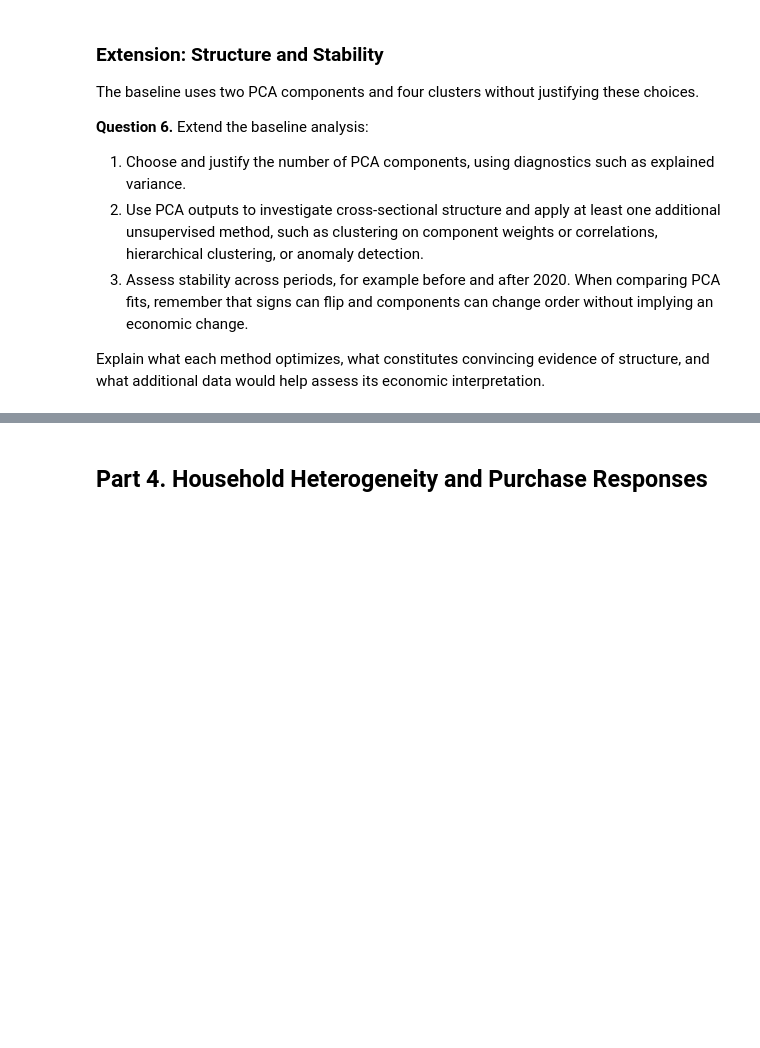
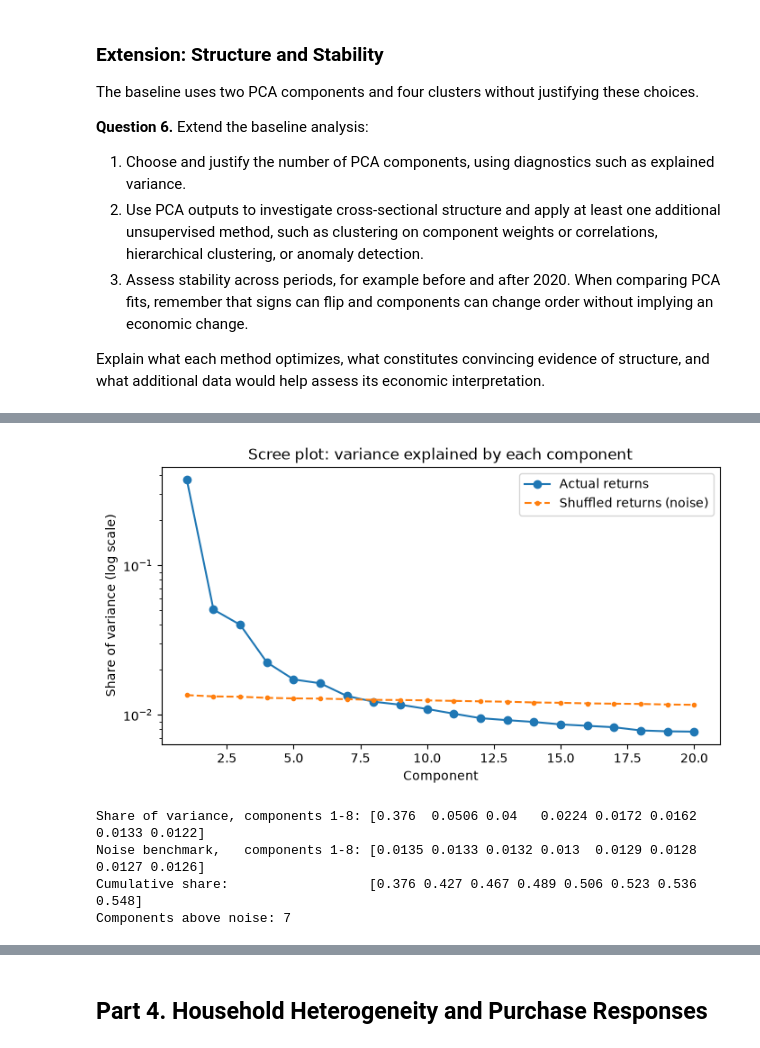
Before and after one commit to KEDES1998/ML_in_Econ, a Jupyter notebook: HW1/ML_Econ_2026_Problem_Set_1.ipynb, the cells around one changed output, grey strips where cells are left out. Drawn from its saved outputs; the diff is of its cells as text; code cells hidden in the pictures; blank space fills up the shorter version.

```diff
--- a/HW1/ML_Econ_2026_Problem_Set_1.ipynb
+++ b/HW1/ML_Econ_2026_Problem_Set_1.ipynb
@@ -860,0 +1419,32 @@ Explain what each method optimizes, what constitutes convincing evidence of stru
+# %%
+from sklearn.cluster import AgglomerativeClustering
+from sklearn.metrics import adjusted_rand_score
+
+# 1) How many components? Compare with a "pure noise" benchmark: shuffling each stock's returns over time
+#    destroys all co-movement between stocks but keeps each stock's own distribution (parallel analysis).
+rng = np.random.default_rng(0)
+shuffled = returns_standardized.apply(lambda col: rng.permutation(col.values))
+evr = PCA().fit(returns_standardized).explained_variance_ratio_
+evr_noise = PCA().fit(shuffled).explained_variance_ratio_
+N_FACTORS = int(np.argmax(evr <= evr_noise))  # keep the components that explain more than noise would
+
+plt.figure(figsize=(8, 4))
+plt.plot(range(1, 21), evr[:20], marker="o", label="Actual returns")
+plt.plot(range(1, 21), evr_noise[:20], marker=".", linestyle="--", label="Shuffled returns (noise)")
+plt.yscale("log")
+plt.title("Scree plot: variance explained by each component")
+plt.xlabel("Component")
+plt.ylabel("Share of variance (log scale)")
+plt.legend()
+plt.show()
+
+print("Share of variance, components 1-8:", evr[:8].round(4))
+print("Noise benchmark,   components 1-8:", evr_noise[:8].round(4))
+print("Cumulative share:                 ", evr.cumsum()[:8].round(3))
+print("Components above noise:", N_FACTORS)
+# %% [output]
+[figure, added]
+Share of variance, components 1-8: [0.376  0.0506 0.04   0.0224 0.0172 0.0162 0.0133 0.0122]
+Noise benchmark,   components 1-8: [0.0135 0.0133 0.0132 0.013  0.0129 0.0128 0.0127 0.0126]
+Cumulative share:                  [0.376 0.427 0.467 0.489 0.506 0.523 0.536 0.548]
+Components above noise: 7
```
Also changed, not shown: parts of 84 cells of this notebook, 4 other files.
